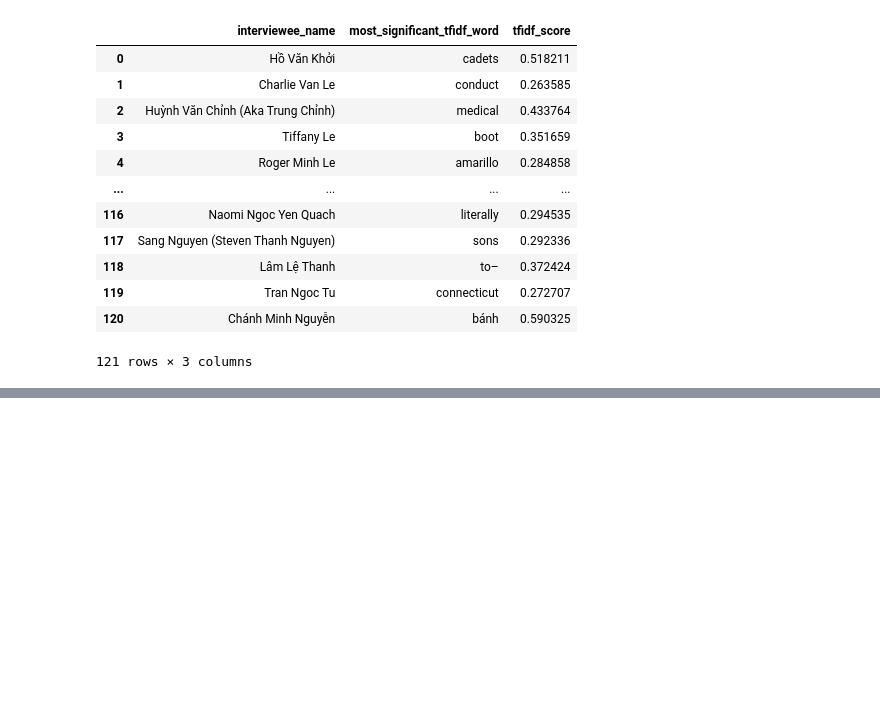
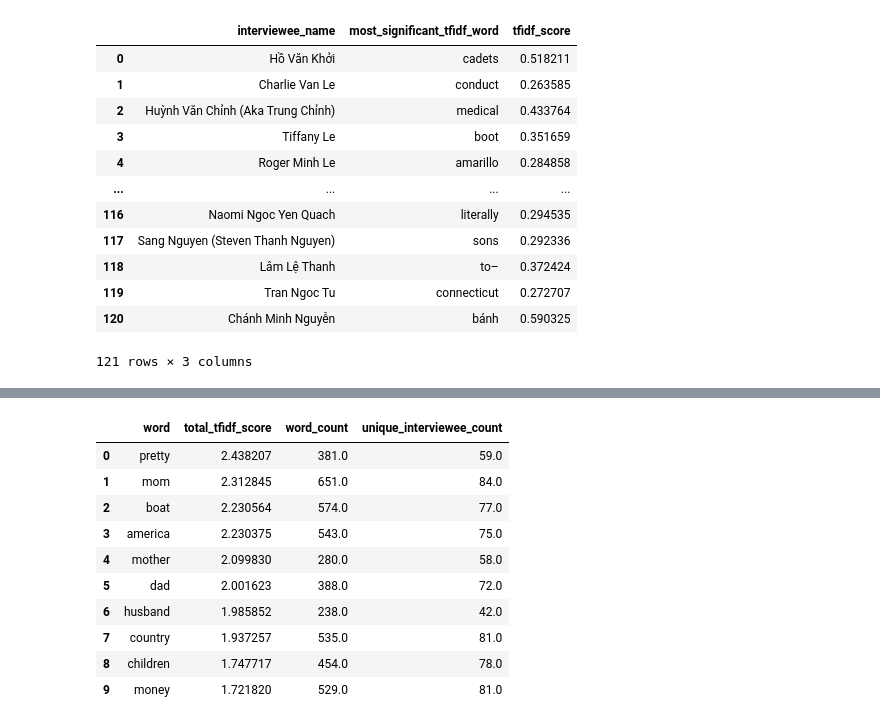
Before and after one commit to not-fritos/26s-curric-803-report, a Jupyter notebook: 26s_CURRIC_803_HW_06_NLP.ipynb, the cells around one changed output, grey strips where cells are left out. Saved outputs shown, nothing was run; the diff lists cells and outputs as text; code cells hidden in the pictures; blank space fills up the shorter version.

```diff
--- a/26s_CURRIC_803_HW_06_NLP.ipynb
+++ b/26s_CURRIC_803_HW_06_NLP.ipynb
@@ -578 +557,47 @@ Successfully installed wordcloud-1.9.6
 Note: you may need to restart the kernel to use updated packages.
+# %%
+# Aggregate TF-IDF scores across ALL narrators
+tfidf_corpus_scores = [tfidf[doc] for doc in corpus]
+
+aggregated_scores = {}
+for doc_scores in tfidf_corpus_scores:
+    for word_id, score in doc_scores:
+        word = dct[word_id]
+        aggregated_scores[word] = aggregated_scores.get(word, 0) + score
+
+# Sort by total TF-IDF score
+overall_tfidf_df = (
+    pd.DataFrame(
+        aggregated_scores.items(),
+        columns=["word", "total_tfidf_score"]
+    )
+    .sort_values("total_tfidf_score", ascending=False)
+    .reset_index(drop=True)
+)
+
+# Calculate unique interviewee count for each word
+word_interviewee_count = {}
+for i, doc_tokens in enumerate(processed_corpus):
+    unique_words_in_doc = set(doc_tokens)  # Get unique words in this interview
+    for word in unique_words_in_doc:
+        word_interviewee_count[word] = word_interviewee_count.get(word, 0) + 1
+
+# Add word count column from vocabulary_count dictionary
+overall_tfidf_df["word_count"] = overall_tfidf_df["word"].map(vocabulary_count)
+
+# Add unique interviewee count column
+overall_tfidf_df["unique_interviewee_count"] = overall_tfidf_df["word"].map(word_interviewee_count)
+
+display(overall_tfidf_df.head(10))
+# %% [output]
+|  | word | total_tfidf_score | word_count | unique_interviewee_count |
+| 0 | pretty | 2.438207 | 381.0 | 59.0 |
+| 1 | mom | 2.312845 | 651.0 | 84.0 |
+| 2 | boat | 2.230564 | 574.0 | 77.0 |
+| 3 | america | 2.230375 | 543.0 | 75.0 |
+| 4 | mother | 2.099830 | 280.0 | 58.0 |
+| 5 | dad | 2.001623 | 388.0 | 72.0 |
+| 6 | husband | 1.985852 | 238.0 | 42.0 |
+| 7 | country | 1.937257 | 535.0 | 81.0 |
+| 8 | children | 1.747717 | 454.0 | 78.0 |
+| 9 | money | 1.721820 | 529.0 | 81.0 |
```
Also changed, not shown: parts of 16 cells of this notebook.
